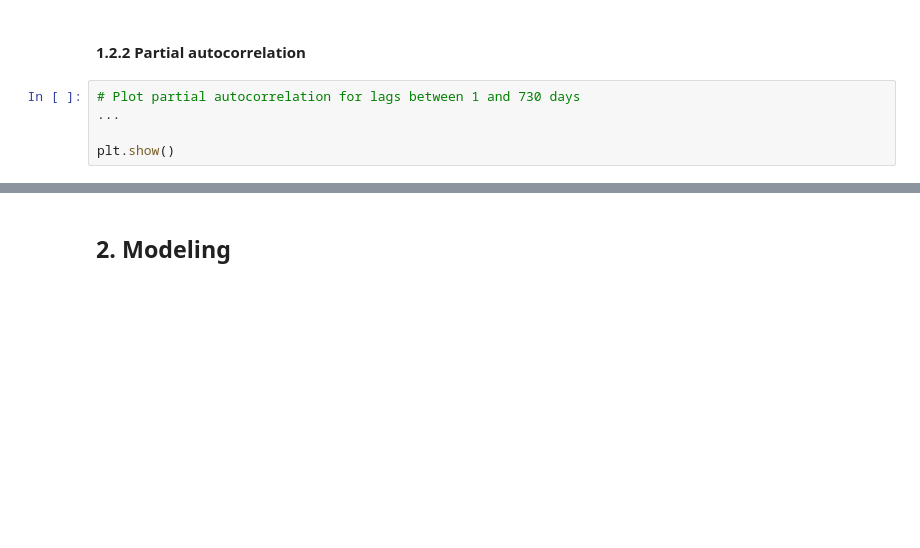
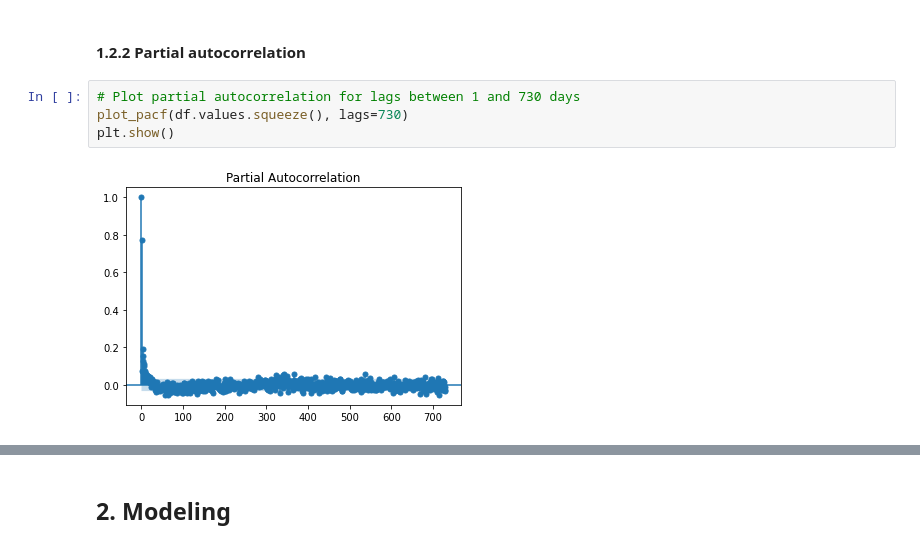
Before and after one commit to RomainBnfn/Timeseries-Sequence-Processing-2021, a Jupyter notebook: TD1_Timeseries_Analysis.ipynb, the cells around one changed output, grey strips where cells are left out. Cells and saved outputs as stored; diff of their text form; blank space fills up the shorter version.

```diff
--- a/TD1_Timeseries_Analysis.ipynb
+++ b/TD1_Timeseries_Analysis.ipynb
@@ -191,8 +247,9 @@ plt.show()
 #### 1.2.2 Partial autocorrelation
 # %%
 # Plot partial autocorrelation for lags between 1 and 730 days
-...
-
+plot_pacf(df.values.squeeze(), lags=730)
 plt.show()
+# %% [output]
+[figure, added]
 # %%
 # Plot partial autocorrelation for lags between 1 and 31 days
```
Also changed, not shown: parts of 21 cells of this notebook.
